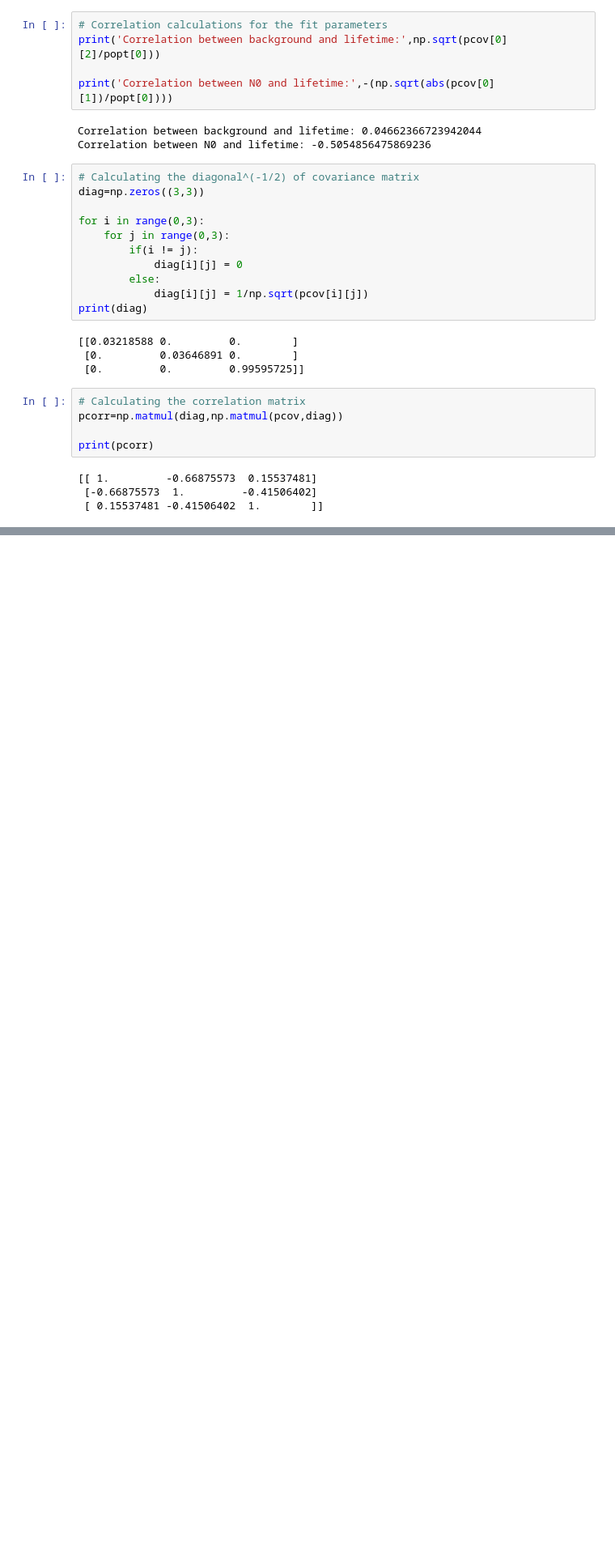
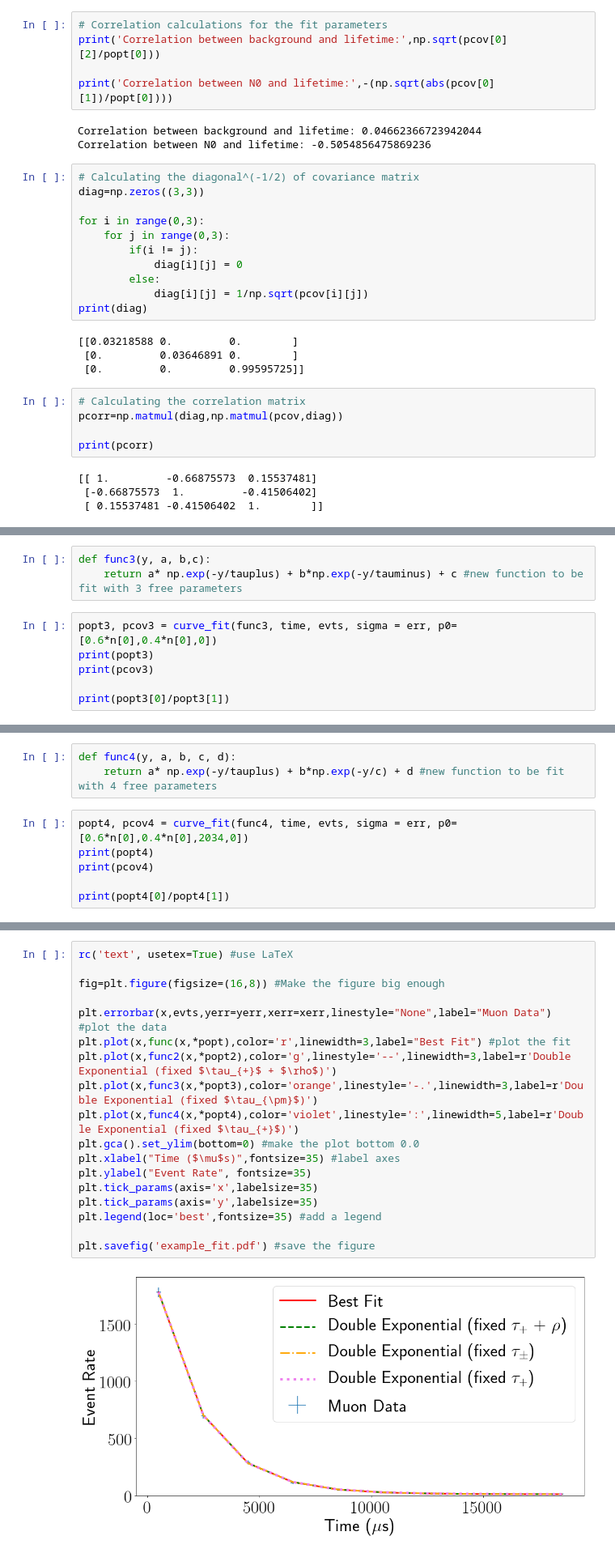
Before and after one commit to gk023/king-stomps-phy451, a Jupyter notebook: final analysis/muon-hist.ipynb, the cells around one changed output, grey strips where cells are left out. Shown at 81% size. Saved outputs shown, nothing was run; the diff lists cells and outputs as text; blank space fills up the shorter version.

Commit message:
Adding double exponential fit analysis.

```diff
--- a/final analysis/muon-hist.ipynb
+++ b/final analysis/muon-hist.ipynb
@@ -184,0 +207,9 @@ print(pcorr)
+# %%
+def func3(y, a, b,c):
+    return a* np.exp(-y/tauplus) + b*np.exp(-y/tauminus) + c #new function to be fit with 3 free parameters
+# %%
+popt3, pcov3 = curve_fit(func3, time, evts, sigma = err, p0=[0.6*n[0],0.4*n[0],0])
+print(popt3)
+print(pcov3)
+
+print(popt3[0]/popt3[1])
@@ -184,0 +222,9 @@ print(pcorr)
+# %%
+def func4(y, a, b, c, d):
+    return a* np.exp(-y/tauplus) + b*np.exp(-y/c) + d #new function to be fit with 4 free parameters
+# %%
+popt4, pcov4 = curve_fit(func4, time, evts, sigma = err, p0=[0.6*n[0],0.4*n[0],2034,0])
+print(popt4)
+print(pcov4)
+
+print(popt4[0]/popt4[1])
@@ -184,0 +284,20 @@ print(pcorr)
+# %%
+rc('text', usetex=True) #use LaTeX
+
+fig=plt.figure(figsize=(16,8)) #Make the figure big enough
+
+plt.errorbar(x,evts,yerr=yerr,xerr=xerr,linestyle="None",label="Muon Data") #plot the data
+plt.plot(x,func(x,*popt),color='r',linewidth=3,label="Best Fit") #plot the fit
+plt.plot(x,func2(x,*popt2),color='g',linestyle='--',linewidth=3,label=r'Double Exponential (fixed $\tau_{+}$ + $\rho$)')
+plt.plot(x,func3(x,*popt3),color='orange',linestyle='-.',linewidth=3,label=r'Double Exponential (fixed $\tau_{\pm}$)')
+plt.plot(x,func4(x,*popt4),color='violet',linestyle=':',linewidth=5,label=r'Double Exponential (fixed $\tau_{+}$)')
+plt.gca().set_ylim(bottom=0) #make the plot bottom 0.0
+plt.xlabel("Time ($\mu$s)",fontsize=35) #label axes
+plt.ylabel("Event Rate", fontsize=35)
+plt.tick_params(axis='x',labelsize=35)
+plt.tick_params(axis='y',labelsize=35)
+plt.legend(loc='best',fontsize=35) #add a legend
+
+plt.savefig('example_fit.pdf') #save the figure
+# %% [output]
+[figure, added]
```
Also changed, not shown: parts of 10 cells of this notebook, 1 other file.
